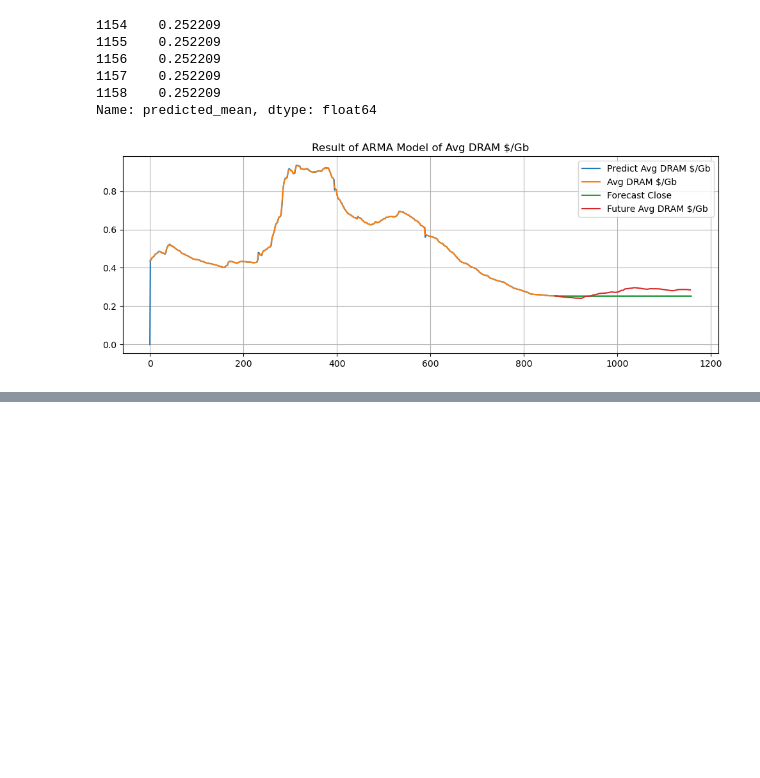
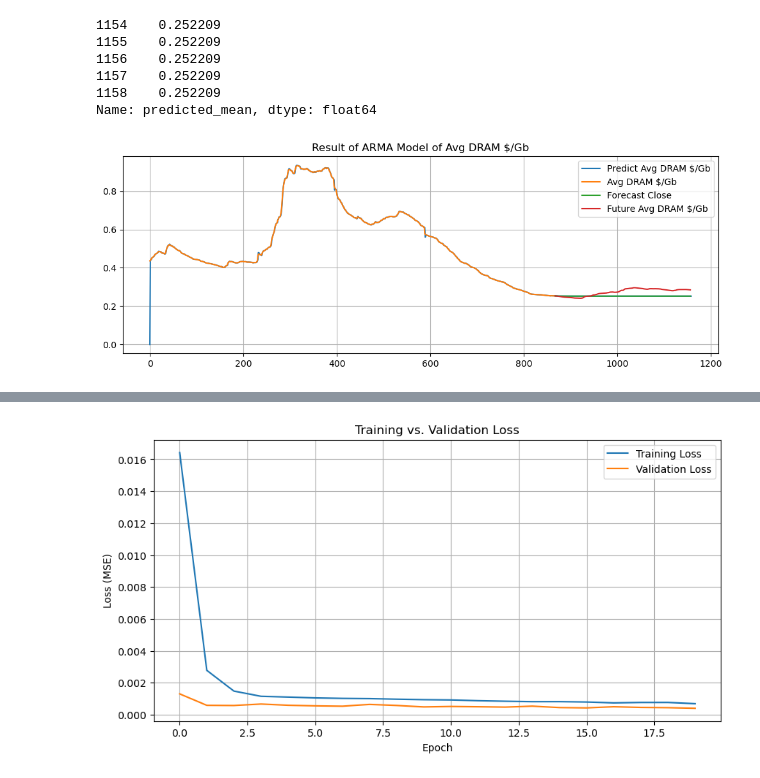
Before and after one commit to spiderace/Capstone_Micron, a Jupyter notebook: Capstone_Micron.ipynb, the cells around one changed output, grey strips where cells are left out. Saved outputs shown, nothing was run; the diff lists cells and outputs as text; code cells hidden in the pictures; blank space fills up the shorter version.

Commit message:
Add files via upload
Add LSTM analysis to the capstone project

```diff
--- a/Capstone_Micron.ipynb
+++ b/Capstone_Micron.ipynb
@@ -598,0 +617,79 @@ Name: predicted_mean, dtype: float64
+# %%
+prices = df3['Close'].values.reshape(-1, 1)
+# %%
+# Step 2: Scale the data for LSTM
+scaler = MinMaxScaler()
+prices_scaled = scaler.fit_transform(prices)
+
+# Window size (e.g., 30 days look-back)
+window_size = 30
+
+# Create windows of past data and corresponding future values
+X, y = [], []
+for i in range(len(prices_scaled) - window_size):
+    X.append(prices_scaled[i : i + window_size])
+    y.append(prices_scaled[i + window_size])
+
+X, y = np.array(X), np.array(y)
+
+# Step 3: Train-test split
+split = int(0.8 * len(X))
+X_train, X_test = X[:split], X[split:]
+y_train, y_test = y[:split], y[split:]
+
+# Step 4: Build the LSTM model
+model = keras.Sequential([
+    keras.layers.LSTM(64, input_shape=(window_size, 1)),
+    keras.layers.Dense(1)
+])
+model.compile(loss='mse', optimizer='adam')
+
+# Step 5: Train the model
+history = model.fit(X_train, y_train, epochs=20, batch_size=32, validation_split=0.2, verbose=1)
+
+# Step 6: Evaluate the model
+predictions = model.predict(X_test)
+predictions_rescaled = scaler.inverse_transform(predictions)
+y_test_rescaled = scaler.inverse_transform(y_test.reshape(-1, 1))
+
+# Calculate MSE for LSTM predictions
+mse_lstm = np.mean((predictions_rescaled - y_test_rescaled)**2)
+
+# Naive baseline: predict today's price = yesterday's price
+y_naive = y_test_rescaled[:-1]
+y_true_shifted = y_test_rescaled[1:]
+mse_naive = np.mean((y_naive - y_true_shifted)**2)
+
+print("LSTM Test MSE:", mse_lstm)
+print("Naive Baseline MSE:", mse_naive)
+
+# ----------------------------
+# Visualization 1: Training and Validation Loss
+# ----------------------------
+plt.figure(figsize=(10, 5))
+plt.plot(history.history['loss'], label='Training Loss')
+plt.plot(history.history['val_loss'], label='Validation Loss')
+plt.title('Training vs. Validation Loss')
+plt.xlabel('Epoch')
+plt.ylabel('Loss (MSE)')
+plt.legend()
+plt.grid(True)
+plt.show()
+
+# ----------------------------
+# Visualization 2: Predicted vs. Actual Prices
+# ----------------------------
+plot_range = 100 if len(y_test_rescaled) > 100 else len(y_test_rescaled)
+actual_plot = y_test_rescaled[:plot_range]
+pred_plot = predictions_rescaled[:plot_range]
+
+plt.figure(figsize=(10, 5))
+plt.plot(actual_plot, label='Actual Prices')
+plt.plot(pred_plot, label='Predicted Prices')
+plt.title('Predicted vs. Actual Prices (Test Set)')
+plt.xlabel('Time Steps')
+plt.ylabel('Price (USD)')
+plt.legend()
+plt.grid(True)
+plt.show()
+# %% [output]
@@ -598,0 +713 @@ Name: predicted_mean, dtype: float64
+[figure, added]
```
Also changed, not shown: parts of 5 cells of this notebook.
